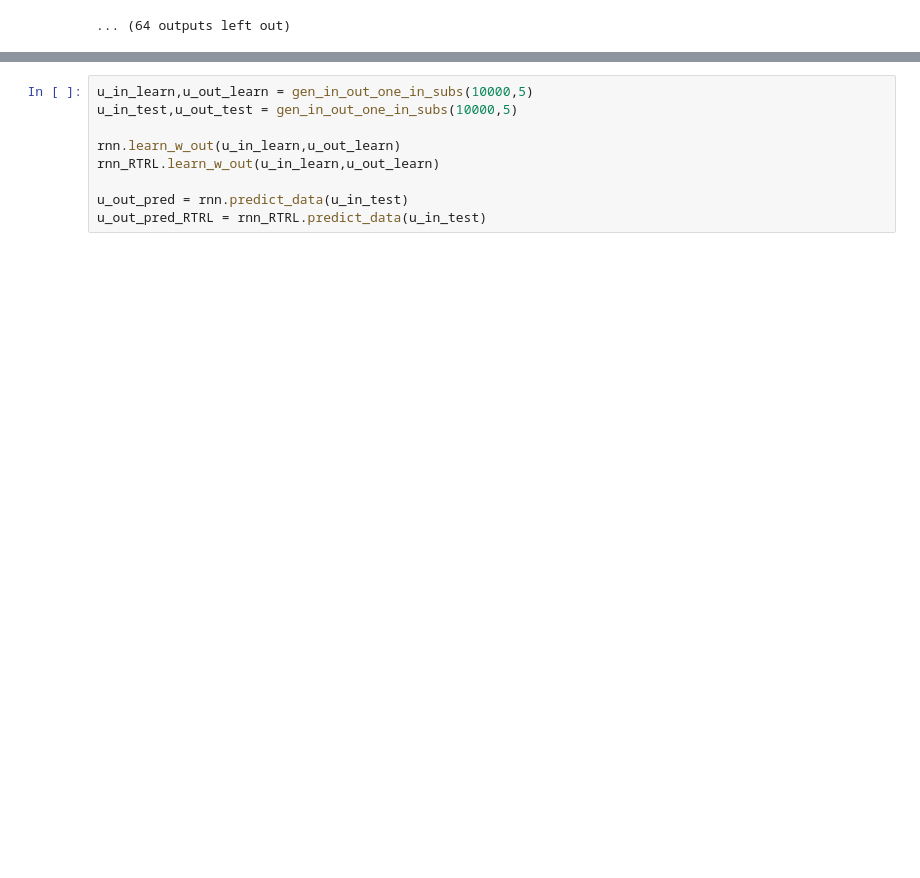
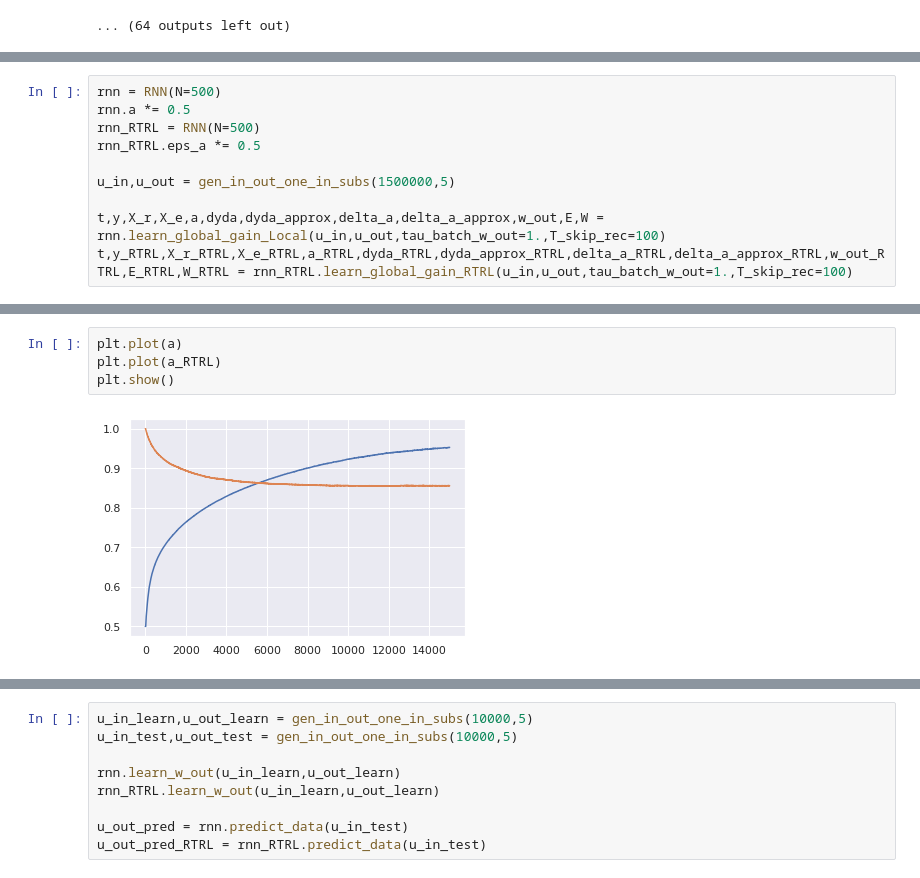
Before and after one commit to FabianSchubert/DrivenRandNetworkCriticality, a Jupyter notebook: code/RFOL_vs_RTRL.ipynb, the cells around one changed output, grey strips where cells are left out. Drawn from its saved outputs; the diff is of its cells as text; blank space fills up the shorter version.

```diff
--- a/code/RFOL_vs_RTRL.ipynb
+++ b/code/RFOL_vs_RTRL.ipynb
@@ -396,0 +482,10 @@ plt.show()
+# %%
+rnn = RNN(N=500)
+rnn.a *= 0.5
+rnn_RTRL = RNN(N=500)
+rnn_RTRL.eps_a *= 0.5
+
+u_in,u_out = gen_in_out_one_in_subs(1500000,5)
+
+t,y,X_r,X_e,a,dyda,dyda_approx,delta_a,delta_a_approx,w_out,E,W = rnn.learn_global_gain_Local(u_in,u_out,tau_batch_w_out=1.,T_skip_rec=100)
+t,y_RTRL,X_r_RTRL,X_e_RTRL,a_RTRL,dyda_RTRL,dyda_approx_RTRL,delta_a_RTRL,delta_a_approx_RTRL,w_out_RTRL,E_RTRL,W_RTRL = rnn_RTRL.learn_global_gain_RTRL(u_in,u_out,tau_batch_w_out=1.,T_skip_rec=100)
@@ -396,0 +495,6 @@ plt.show()
+# %%
+plt.plot(a)
+plt.plot(a_RTRL)
+plt.show()
+# %% [output]
+[figure, added]
```
Also changed, not shown: parts of 27 cells of this notebook, 35 other files.
